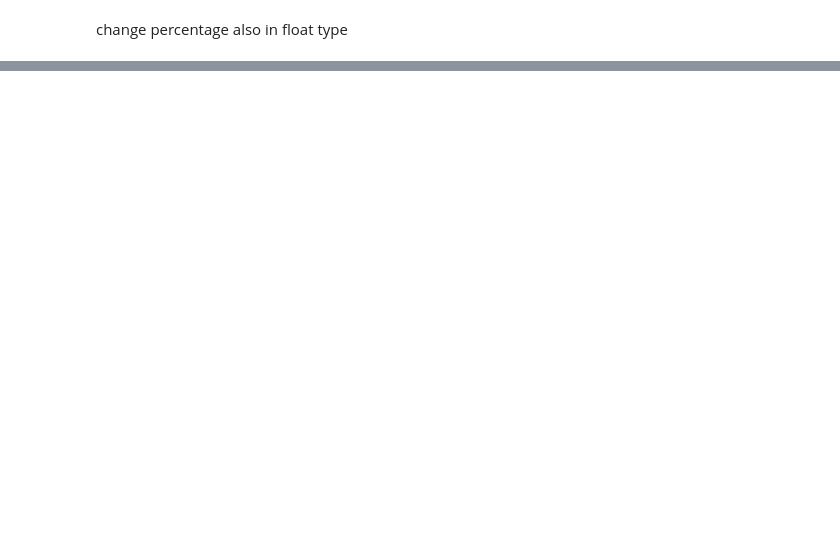
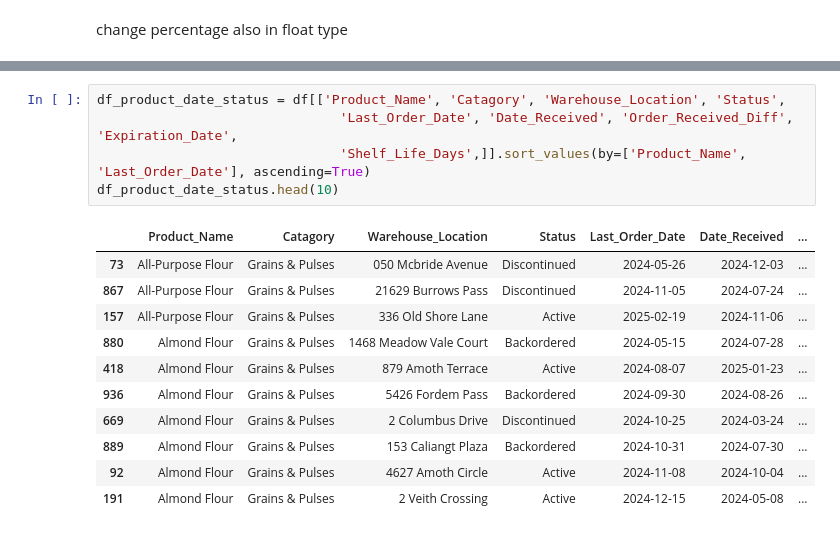
Before and after one commit to jaymark22/machine-learning, a Jupyter notebook: kaggle-machine-learning/grocery-inventory/src/eda.ipynb, the cells around one changed output, grey strips where cells are left out. Drawn from its saved outputs; the diff is of its cells as text; blank space fills up the shorter version.

```diff
--- a/kaggle-machine-learning/grocery-inventory/src/eda.ipynb
+++ b/kaggle-machine-learning/grocery-inventory/src/eda.ipynb
@@ -202,0 +283,17 @@ memory usage: 139.3+ KB
+# %%
+df_product_date_status = df[['Product_Name', 'Catagory', 'Warehouse_Location', 'Status',
+                               'Last_Order_Date', 'Date_Received', 'Order_Received_Diff', 'Expiration_Date',
+                               'Shelf_Life_Days',]].sort_values(by=['Product_Name', 'Last_Order_Date'], ascending=True)
+df_product_date_status.head(10)
+# %% [output]
+|  | Product_Name | Catagory | Warehouse_Location | Status | Last_Order_Date | Date_Received | ... |
+| 73 | All-Purpose Flour | Grains & Pulses | 050 Mcbride Avenue | Discontinued | 2024-05-26 | 2024-12-03 | ... |
+| 867 | All-Purpose Flour | Grains & Pulses | 21629 Burrows Pass | Discontinued | 2024-11-05 | 2024-07-24 | ... |
+| 157 | All-Purpose Flour | Grains & Pulses | 336 Old Shore Lane | Active | 2025-02-19 | 2024-11-06 | ... |
+| 880 | Almond Flour | Grains & Pulses | 1468 Meadow Vale Court | Backordered | 2024-05-15 | 2024-07-28 | ... |
+| 418 | Almond Flour | Grains & Pulses | 879 Amoth Terrace | Active | 2024-08-07 | 2025-01-23 | ... |
+| 936 | Almond Flour | Grains & Pulses | 5426 Fordem Pass | Backordered | 2024-09-30 | 2024-08-26 | ... |
+| 669 | Almond Flour | Grains & Pulses | 2 Columbus Drive | Discontinued | 2024-10-25 | 2024-03-24 | ... |
+| 889 | Almond Flour | Grains & Pulses | 153 Caliangt Plaza | Backordered | 2024-10-31 | 2024-07-30 | ... |
+| 92 | Almond Flour | Grains & Pulses | 4627 Amoth Circle | Active | 2024-11-08 | 2024-10-04 | ... |
+| 191 | Almond Flour | Grains & Pulses | 2 Veith Crossing | Active | 2024-12-15 | 2024-05-08 | ... |
```
Also changed, not shown: parts of 16 cells of this notebook.
